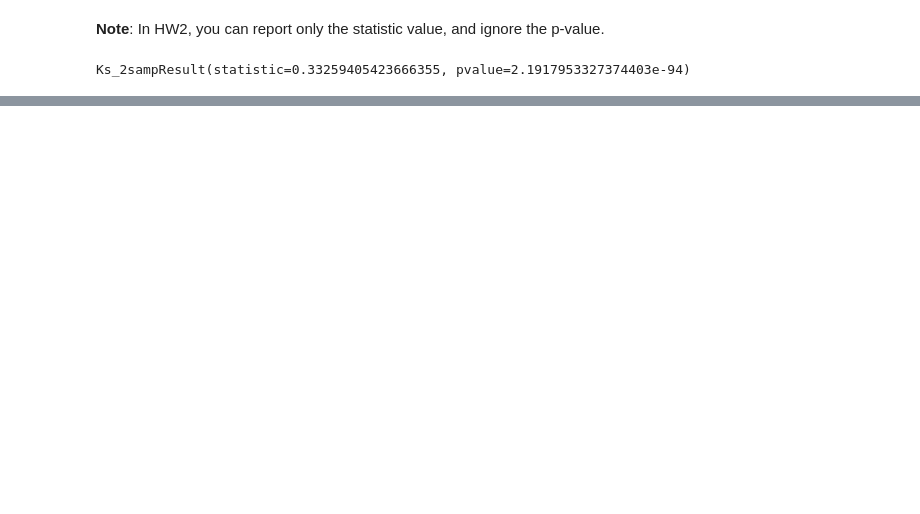
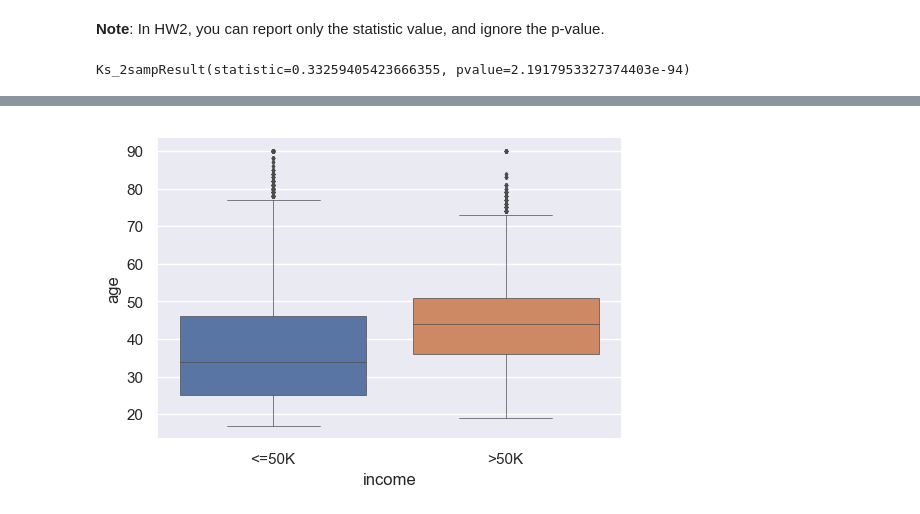
Before and after one commit to DataResponsibly/courses, a Jupyter notebook: documents/spring19/RDS_Lab7.ipynb, the cells around one changed output, grey strips where cells are left out. Cells and saved outputs as stored; diff of their text form; code cells hidden in the pictures; blank space fills up the shorter version.

```diff
--- a/documents/spring19/RDS_Lab7.ipynb
+++ b/documents/spring19/RDS_Lab7.ipynb
@@ -344,0 +320,5 @@ kl_divergence(real_data, synthetic_correlated, 'relationship')
+# %%
+plt.figure(dpi=100)
+sns.boxplot(x='income', y='age', data=real_data, linewidth=0.5, fliersize=2);
+# %% [output]
+[figure, added]
```
Also changed, not shown: parts of 25 cells of this notebook.
